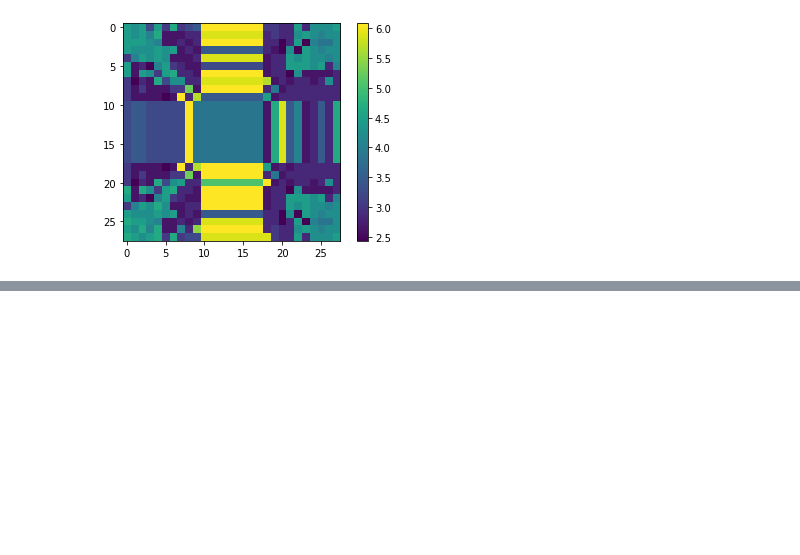
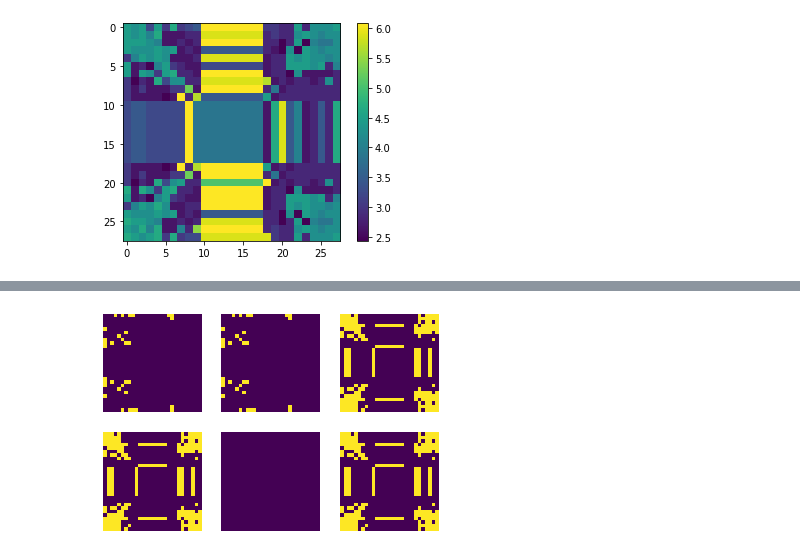
Before and after one commit to aneeldamaraju/fieldofjunctions, a Jupyter notebook: ordinal_depth/cavi.ipynb, the cells around one changed output, grey strips where cells are left out. Cells and saved outputs as stored; diff of their text form; code cells hidden in the pictures; blank space fills up the shorter version.

```diff
--- a/ordinal_depth/cavi.ipynb
+++ b/ordinal_depth/cavi.ipynb
@@ -405,6 +411,12 @@ unary_pots = np.zeros((6,*w2_zero.numpy().shape))
 unary_pots[:,w0_pi.numpy()& ~w2_zero.numpy()] = np.array([[0,0,1,1,1,1]]).T
 unary_pots[:,w2_zero.numpy()] = np.array([[0,0,0,1,1,1]]).T
 unary_pots[:,~w0_pi.numpy()& ~w2_zero.numpy()] = np.array([[0,0,0,0,0,0]]).T
+
+#Inverting
+unary_pots = np.zeros((6,*w2_zero.numpy().shape))
+unary_pots[:,w0_pi.numpy()& ~w2_zero.numpy()] = np.array([[1,1,0,0,0,0]]).T
+unary_pots[:,w2_zero.numpy()&~w1_pi.numpy()] = np.array([[0,0,1,1,0,1]]).T
+unary_pots[:,(~w0_pi.numpy()& ~w2_zero.numpy())|(out_of_bounds>1).numpy()] = np.array([[0,0,0,0,0,0]]).T
 # %%
 unary_pots.shape
 # %% [output]
@@ -411,0 +424,7 @@ unary_pots.shape
+# %%
+for itr in range(unary_pots.shape[0]):
+    plt.subplot(2,3,itr+1)
+    plt.imshow(unary_pots[itr,:,:])
+    plt.axis('off')
+# %% [output]
+[figure, added]
```
Also changed, not shown: parts of 21 cells of this notebook, 4 other files.
